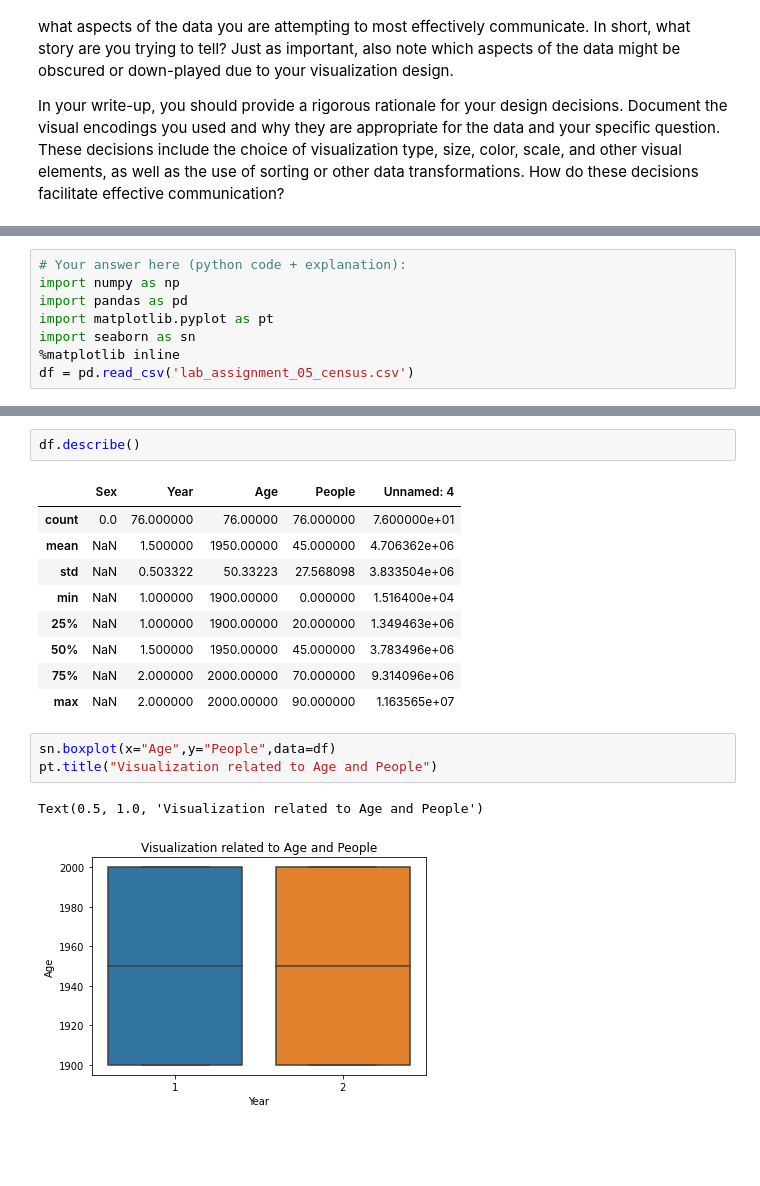
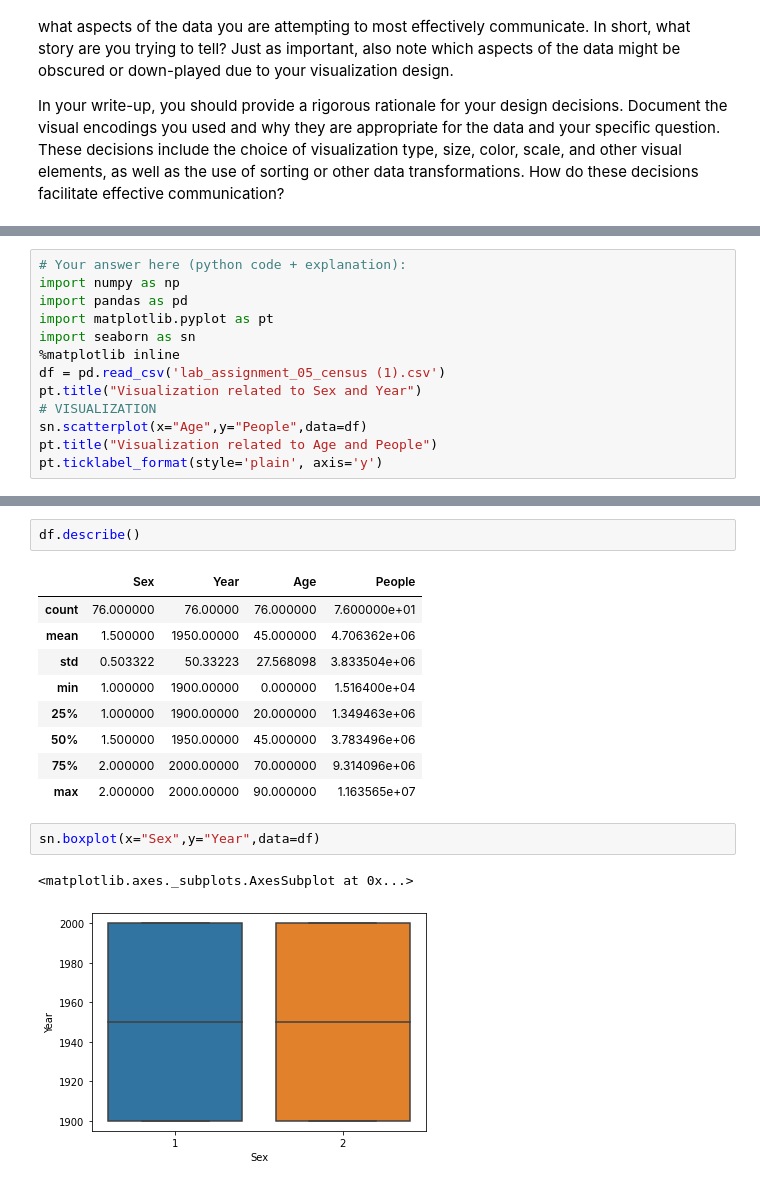
Before and after one commit to Revanthch/INFO-5502, a Jupyter notebook: lab_assignment_05.ipynb, the cells around one changed output, grey strips where cells are left out. Cells and saved outputs as stored; diff of their text form; blank space fills up the shorter version.

```diff
--- a/lab_assignment_05.ipynb
+++ b/lab_assignment_05.ipynb
@@ -37,4 +38,9 @@ import pandas as pd
 import matplotlib.pyplot as pt
 import seaborn as sn
 %matplotlib inline
-df = pd.read_csv('lab_assignment_05_census.csv')
+df = pd.read_csv('lab_assignment_05_census (1).csv')
+pt.title("Visualization related to Sex and Year")
+# VISUALIZATION
+sn.scatterplot(x="Age",y="People",data=df)
+pt.title("Visualization related to Age and People")
+pt.ticklabel_format(style='plain', axis='y')
@@ -41,18 +49,17 @@ df = pd.read_csv('lab_assignment_05_census.csv')
 # %%
 df.describe()
 # %% [output]
-|  | Sex | Year | Age | People | Unnamed: 4 |
-| count | 0.0 | 76.000000 | 76.00000 | 76.000000 | 7.600000e+01 |
-| mean | NaN | 1.500000 | 1950.00000 | 45.000000 | 4.706362e+06 |
-| std | NaN | 0.503322 | 50.33223 | 27.568098 | 3.833504e+06 |
-| min | NaN | 1.000000 | 1900.00000 | 0.000000 | 1.516400e+04 |
-| 25% | NaN | 1.000000 | 1900.00000 | 20.000000 | 1.349463e+06 |
-| 50% | NaN | 1.500000 | 1950.00000 | 45.000000 | 3.783496e+06 |
-| 75% | NaN | 2.000000 | 2000.00000 | 70.000000 | 9.314096e+06 |
-| max | NaN | 2.000000 | 2000.00000 | 90.000000 | 1.163565e+07 |
+|  | Sex | Year | Age | People |
+| count | 76.000000 | 76.00000 | 76.000000 | 7.600000e+01 |
+| mean | 1.500000 | 1950.00000 | 45.000000 | 4.706362e+06 |
+| std | 0.503322 | 50.33223 | 27.568098 | 3.833504e+06 |
+| min | 1.000000 | 1900.00000 | 0.000000 | 1.516400e+04 |
+| 25% | 1.000000 | 1900.00000 | 20.000000 | 1.349463e+06 |
+| 50% | 1.500000 | 1950.00000 | 45.000000 | 3.783496e+06 |
+| 75% | 2.000000 | 2000.00000 | 70.000000 | 9.314096e+06 |
+| max | 2.000000 | 2000.00000 | 90.000000 | 1.163565e+07 |
 # %%
-sn.boxplot(x="Age",y="People",data=df)
-pt.title("Visualization related to Age and People")
+sn.boxplot(x="Sex",y="Year",data=df)
 # %% [output]
-Text(0.5, 1.0, 'Visualization related to Age and People')
+<matplotlib.axes._subplots.AxesSubplot at 0x...>
-[figure, old version]
+[figure, new version]
```
Also changed, not shown: parts of 4 cells of this notebook.
